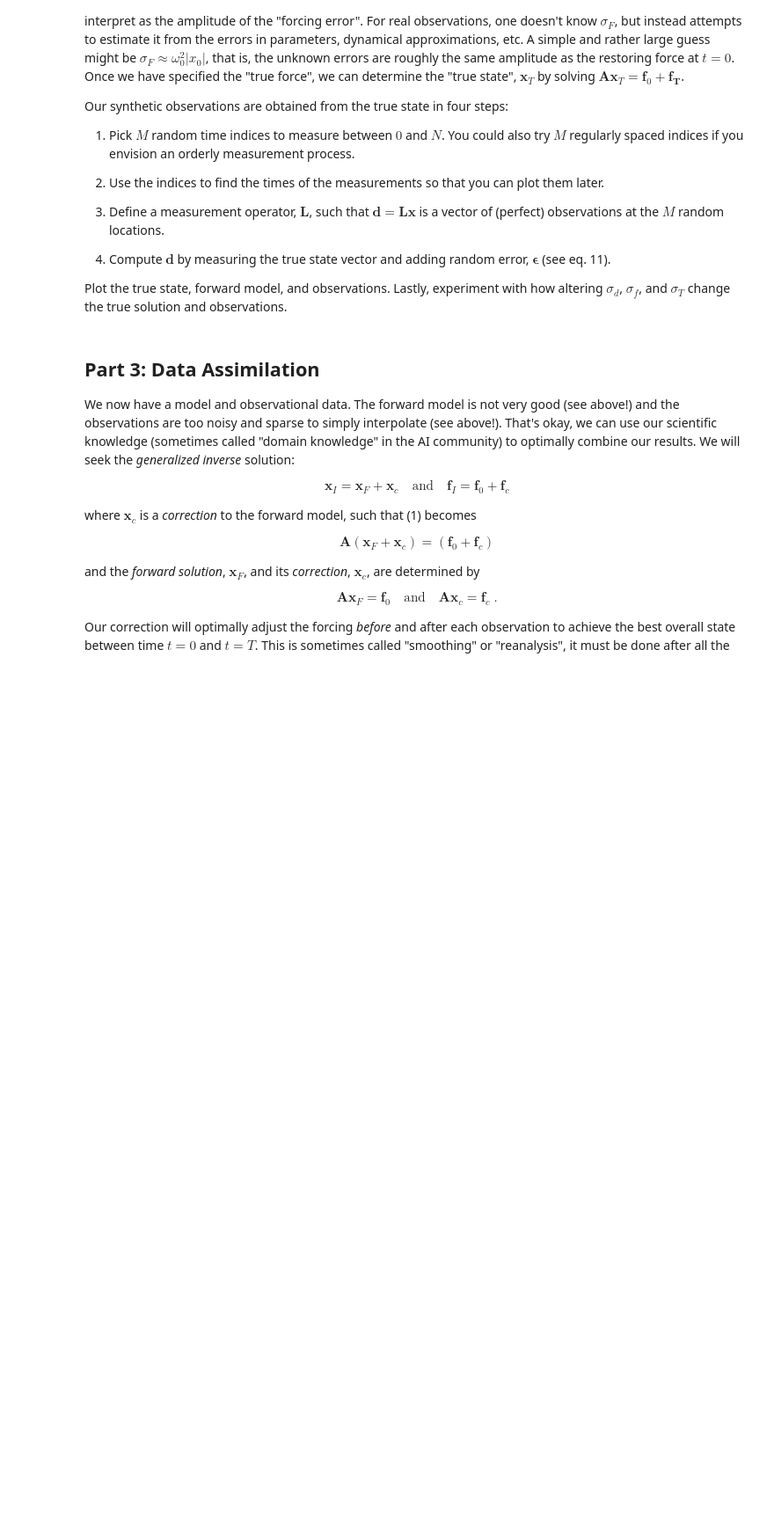
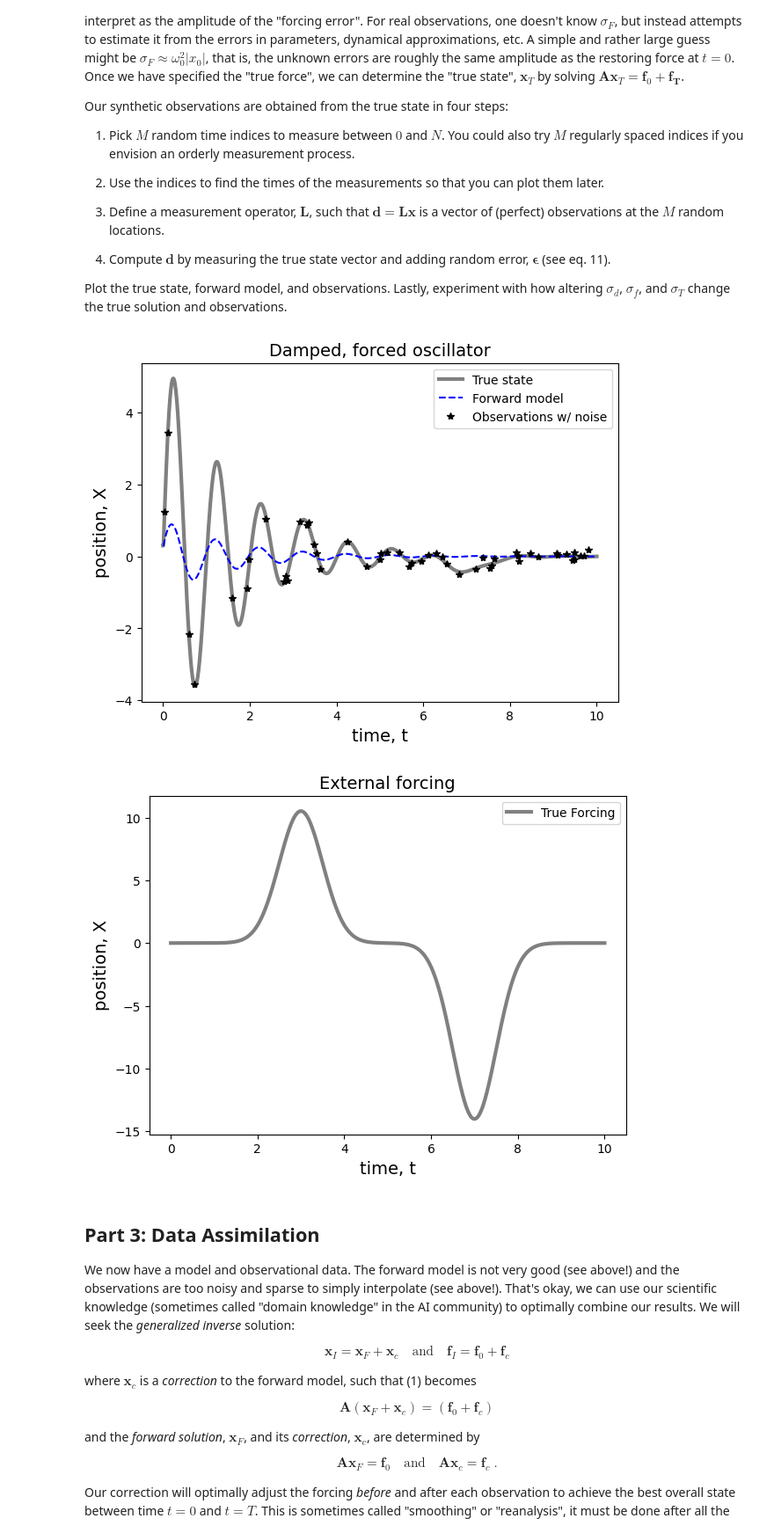
Before and after one commit to smkellyUMN/data-assimilation-lab-jebin001-Sreyan, a Jupyter notebook: data_assimilation.ipynb, the cells around one changed output. Shown at 88% size. Drawn from its saved outputs; the diff is of its cells as text; code cells hidden in the pictures; blank space fills up the shorter version.

```diff
--- a/data_assimilation.ipynb
+++ b/data_assimilation.ipynb
@@ -210,6 +226,7 @@ np.random.seed(5)
 
 ################################################################################
 # Define a true state to "observe"
+# (For reference, the analytical solution is x_theory, but we use xT as the true state here)
 
 # Set the overall amplitude of the forcing correction
 sigmaF=0.5*abs(x0)*omega0**2
@@ -221,56 +238,74 @@ sigmaT=0.5*(2*np.pi/omega0)
 fT=sigmaF**2*(0.3*np.exp(-1/2*((t-0.3*T)/sigmaT)**2)-0.4*np.exp(-1/2*((t-0.7*T)/sigmaT)**2))
 
 # Use the true forcing to define a "true state"
-#xT=??? # YOUR CODE HERE
+A = calc_A(t, omega0, gamma)
+f0 = np.zeros(N)
+f0[0] = x0
+f0[1] = (1/dt**2 - gamma/(2*dt)) * 2 * dt * v0
+xT = np.linalg.solve(A, f0 + fT)
+sigmaF=0.5*abs(x0)*omega0**2
+
+# Set the width fo the peaks (in time)
+sigmaT=0.5*(2*np.pi/omega0)
+
+# Define the "true forcing"
+fT=sigmaF**2*(0.3*np.exp(-1/2*((t-0.3*T)/sigmaT)**2)-0.4*np.exp(-1/2*((t-0.7*T)/sigmaT)**2))
+
+# Use the true forcing to define a "true state"
+# xT is already computed above
 
 ################################################################################
 # Create a synthetic dataset from the true state
 
 # Number of observations
-M=50
+M = 50
 
 # Standard deviation of observation noise
-sigmaD=.1
+sigmaD = .1
 
-# Define the observation operator:
-# 1. pick M random indices to sample between 0 and N
-# YOUR CODE HERE
+# 1. pick M random indices to sample between 0 and N-1
+obs_idx = np.sort(np.random.choice(np.arange(N), size=M, replace=False))
 
 # 2. find the times of the observations
-# YOUR CODE HERE
+to = t[obs_idx]
 
 # 3. Compute the matrix L such that d=Lx is a vector of observations at the M random locations
-# YOUR CODE HERE
+L = np.zeros((M, N))
+for i, idx in enumerate(obs_idx):
+    L[i, idx] = 1
 
 # 4. Measure the state and add Gaussian noise with standard deviation sigmaD
-# YOUR CODE HERE
+d = L @ xT + np.random.normal(0, sigmaD, size=M)
 
 # Plot
 fig = plt.figure(1,figsize=(7, 5), dpi=100)
 plt.clf()
 ax = fig.gca()
 plt.plot(t,xT,'-',color='gray',label='True state',linewidth=3)
 plt.plot(t,xF,'b--',label='Forward model')
 plt.plot(to,d,'k*',label='Observations w/ noise',ms=6)
 plt.title(r'Damped, forced oscillator', fontsize=14)
 plt.xlabel('time, t', fontsize=14)
 plt.ylabel('position, X', fontsize=14)
 
 plt.legend(loc='upper right')
 
 plt.show()
 
 fig = plt.figure(2,figsize=(7, 5), dpi=100)
 plt.clf()
 ax = fig.gca()
 plt.plot(t,fT,'-',color='gray',label='True Forcing',linewidth=3)
 plt.title(r'External forcing', fontsize=14)
 plt.xlabel('time, t', fontsize=14)
 plt.ylabel('position, X', fontsize=14)
 
 plt.legend(loc='upper right')
 
 plt.show()
+# %% [output]
+[figure, added]
+[figure, added]
 # %% [markdown]
 ## Part 3: Data Assimilation
 
```
Also changed, not shown: parts of 2 cells of this notebook.
